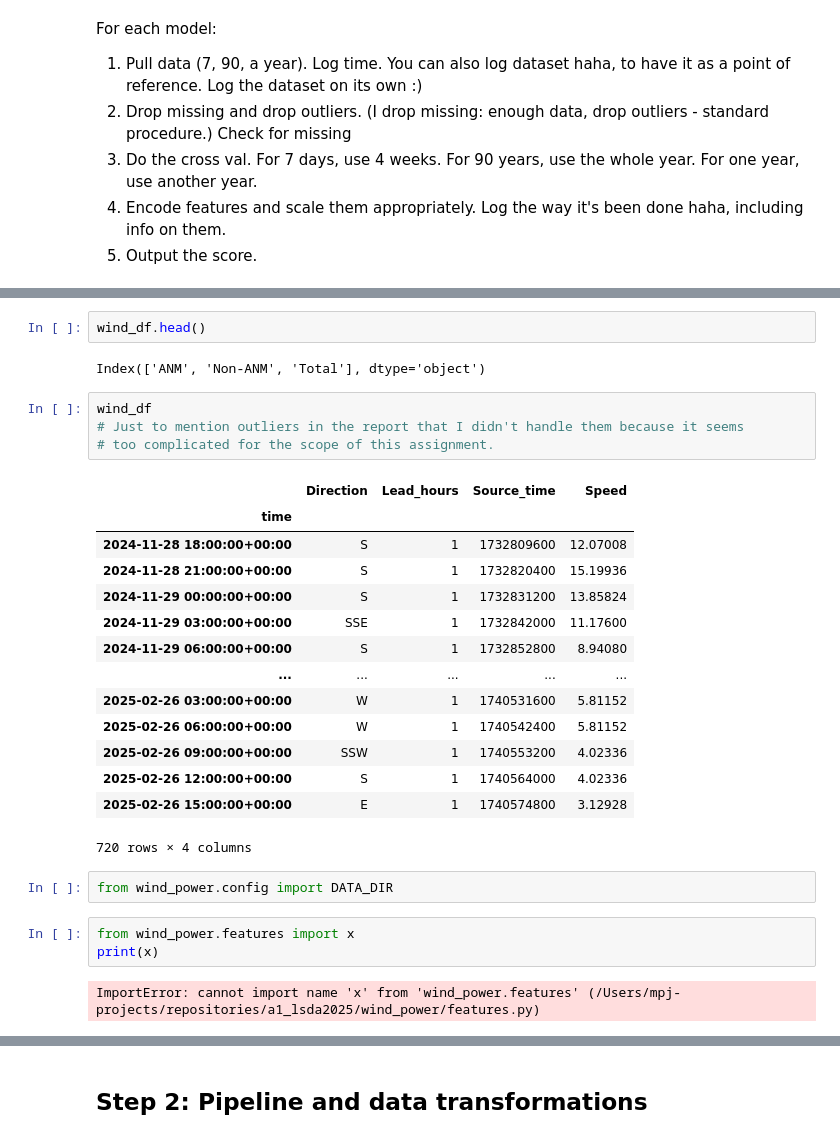
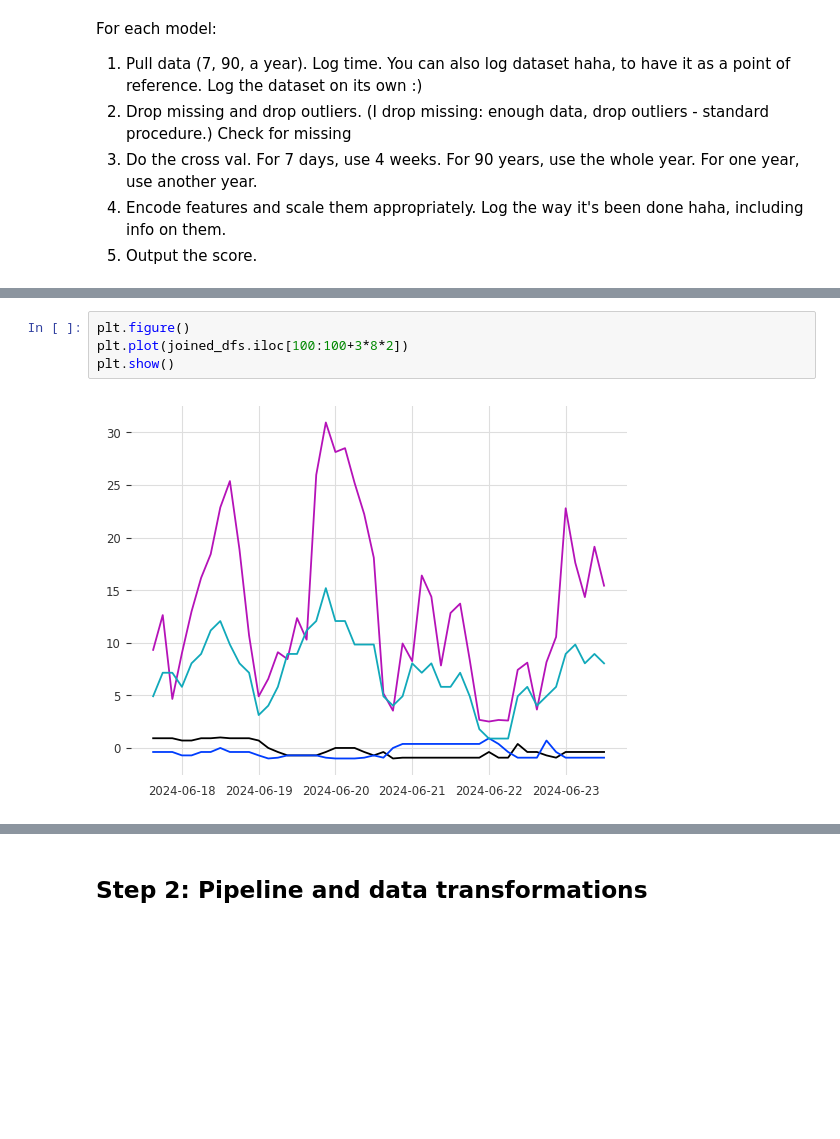
Before and after one commit to PLtier/Wind_Prediction_LSDA, a Jupyter notebook: notebooks/Assignment_1-Tutorial.ipynb, the cells around one changed output, grey strips where cells are left out. Saved outputs shown, nothing was run; the diff lists cells and outputs as text; blank space fills up the shorter version.

```diff
--- a/notebooks/Assignment_1-Tutorial.ipynb
+++ b/notebooks/Assignment_1-Tutorial.ipynb
@@ -534,30 +511,6 @@ t_wind_df.head()
-# %%
-wind_df.head()
-# %% [output]
-Index(['ANM', 'Non-ANM', 'Total'], dtype='object')
-# %%
-wind_df
-# Just to mention outliers in the report that I didn't handle them because it seems
-# too complicated for the scope of this assignment.
-# %% [output]
-|  | Direction | Lead_hours | Source_time | Speed |
-| time |  |  |  |  |
-| 2024-11-28 18:00:00+00:00 | S | 1 | 1732809600 | 12.07008 |
-| 2024-11-28 21:00:00+00:00 | S | 1 | 1732820400 | 15.19936 |
-| 2024-11-29 00:00:00+00:00 | S | 1 | 1732831200 | 13.85824 |
-| 2024-11-29 03:00:00+00:00 | SSE | 1 | 1732842000 | 11.17600 |
-| 2024-11-29 06:00:00+00:00 | S | 1 | 1732852800 | 8.94080 |
-| ... | ... | ... | ... | ... |
-| 2025-02-26 03:00:00+00:00 | W | 1 | 1740531600 | 5.81152 |
-| 2025-02-26 06:00:00+00:00 | W | 1 | 1740542400 | 5.81152 |
-| 2025-02-26 09:00:00+00:00 | SSW | 1 | 1740553200 | 4.02336 |
-| 2025-02-26 12:00:00+00:00 | S | 1 | 1740564000 | 4.02336 |
-| 2025-02-26 15:00:00+00:00 | E | 1 | 1740574800 | 3.12928 |
-720 rows × 4 columns
-# %%
-from wind_power.config import DATA_DIR
-# %%
-from wind_power.features import x
-print(x)
-# %% [output]
-ImportError: cannot import name 'x' from 'wind_power.features' (/Users/mpj-projects/repositories/a1_lsda2025/wind_power/features.py)
+# %%
+plt.figure()
+plt.plot(joined_dfs.iloc[100:100+3*8*2])
+plt.show()
+# %% [output]
+[figure, added]
```
Also changed, not shown: parts of 23 cells of this notebook, 1 other file.
